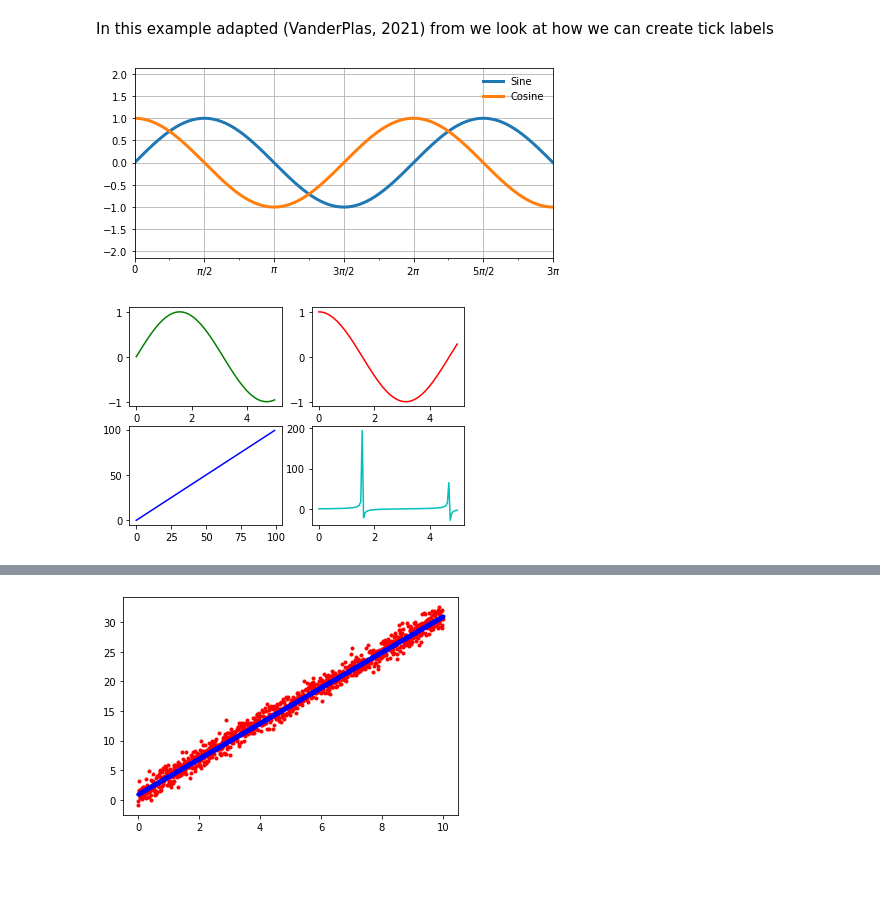
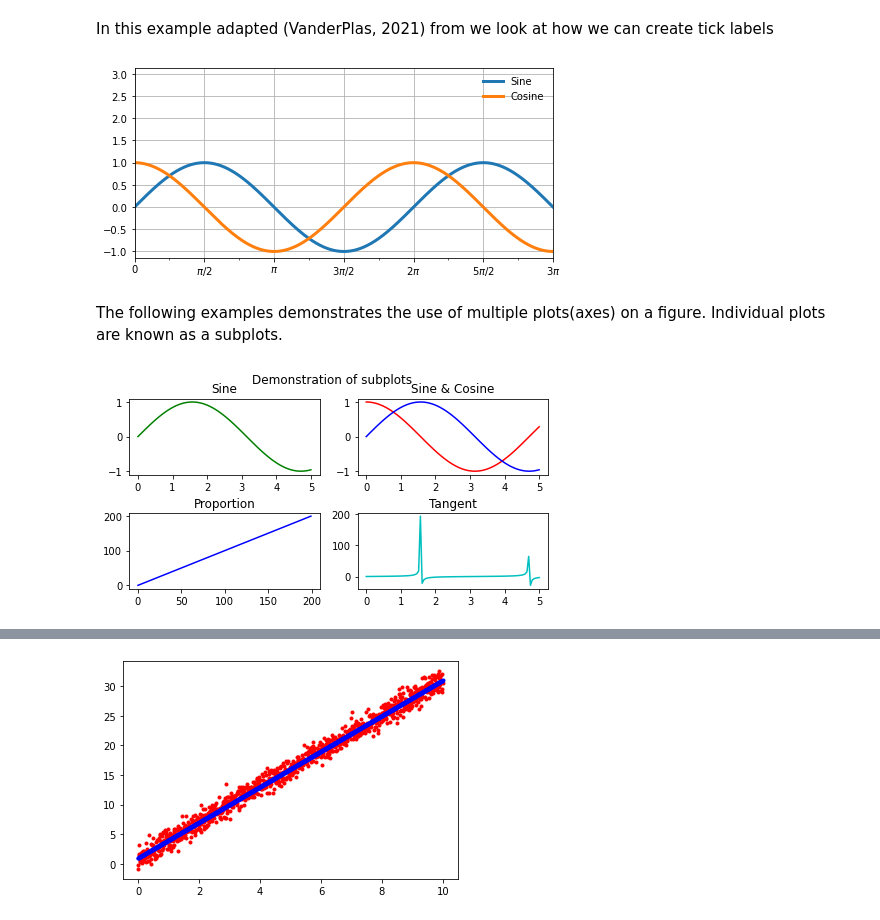
Before and after one commit to Jonish99/Fundamentals-of-Data-Analysis-Assessment, a Jupyter notebook: pyplot.ipynb, the cells around one changed output, grey strips where cells are left out. Cells and saved outputs as stored; diff of their text form; code cells hidden in the pictures; blank space fills up the shorter version.

Commit message:
Added 3-plot explanation

```diff
--- a/pyplot.ipynb
+++ b/pyplot.ipynb
@@ -118,6 +118,7 @@ In this example adapted (VanderPlas, 2021) from  we look at how we can create ti
 # %%
 # Plot a sine and cosine curve
 fig, ax = plt.subplots()
+plt.rcParams["figure.figsize"] = [7.50, 3.50]
 x = np.linspace(0, 3 * np.pi, 1000) # create a sequence of 1000 numbers between 0 and 3 * pi for the x axis
 #plot 1
 ax.plot(x, np.sin(x), lw=3, label='Sine') # use the sine of x for the y axis on subplot
@@ -125,10 +126,12 @@ ax.plot(x, np.sin(x), lw=3, label='Sine') # use the sine of x for the y axis on
 ax.plot(x, np.cos(x), lw=3, label='Cosine')# use consine of x for the y axis on subplot.
 
 # Set up grid, legend, and limits
+#plt.rcParams['legend.fontsize'] = 10
 ax.grid(True) #create a grid
 ax.legend(frameon=False)
 ax.axis('equal')#
 ax.set_xlim(0, 3 * np.pi)# ensure the x axis starts at 0 and finishes at 3 * pi,
+ax.set_ylim(0, 2)
 #in this case it means the lines extend to the edge of the plot, i.e the x axis has the same range as the values on x.
 
 #set the major and minor tics at user determined values
@@ -154,25 +157,39 @@ def format_func(value, tick_number):
         return r"${0}\pi$".format(N // 2) #the even value * pi
 #use the function to set the ticks labels.
 #The plt funcformatter takes a function to create the tick labels
+
 ax.xaxis.set_major_formatter(plt.FuncFormatter(format_func))
 # %% [output]
-[figure, old version]
+[figure, new version]
+# %% [markdown]
+The following examples demonstrates the use of multiple plots(axes) on a figure. Individual plots are known as a subplots.
 # %%
 # Create a Figure with 2 rows and 2 columns of subplots:
 #using axes
 #adapted from: (How To Display A Plot In Python using Matplotlib - ActiveState, 2021)
 fig, ax = plt.subplots(2, 2)
 #linspace created sequence of 100 evenly spaced number between 0 and 100
 x = np.linspace(0, 5, 100)
 #print (x)
 # Index 4 Axes arrays in 4 subplots within 1 Figure:
 ax[0, 0].plot(x, np.sin(x), 'g') #row=0, column=0
-ax[1, 0].plot(range(100), 'b') #row=1, column=0
+ax[1, 0].plot(range(200), 'b') #row=1, column=0
+
 ax[0, 1].plot(x, np.cos(x), 'r') #row=0, column=1
+ax[0, 1].plot(x, np.sin(x), 'b') #plot second line on row=0, column=1
 ax[1, 1].plot(x, np.tan(x), 'c') #row=1, column=1
 
+#Adding titles (Matplotlib and Shinji, 2021)
+ax[0, 0].title.set_text('Sine')
+ax[1, 0].title.set_text('Proportion')
+ax[0, 1].title.set_text('Sine & Cosine')
+ax[1, 1].title.set_text('Tangent')
+fig.subplots_adjust(hspace=.5) # create some padding between plots as titles cover x axis labels
+#(Need to add space between SubPlots for X axis label and Lefevre, 2021)
+fig.suptitle("Demonstration of subplots")#set title for whole figure
+plt.rcParams["figure.figsize"] = [3.50, 7.50] # set figure size
 plt.show()
 # %% [output]
-[figure, old version]
+[figure, new version]
 # %% [markdown]
 ### Three interesting plots
```
Also changed, not shown: parts of 8 cells of this notebook.
